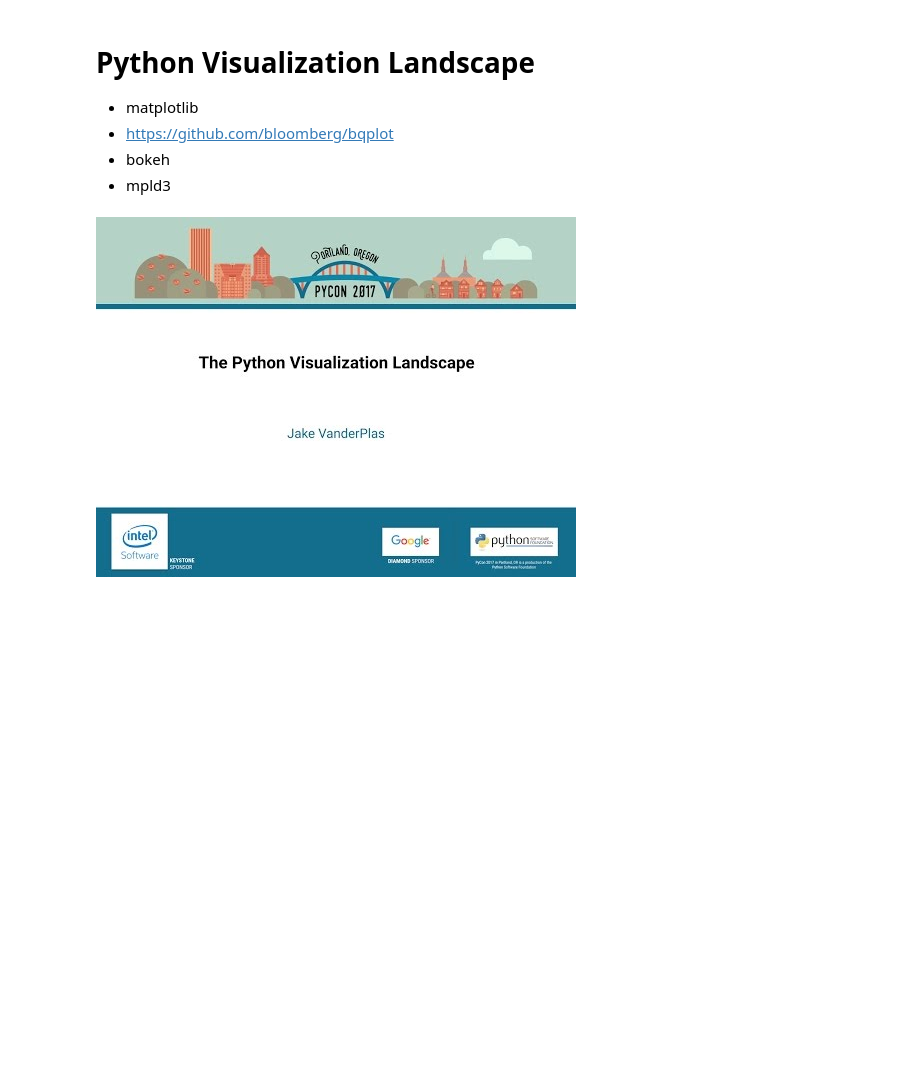
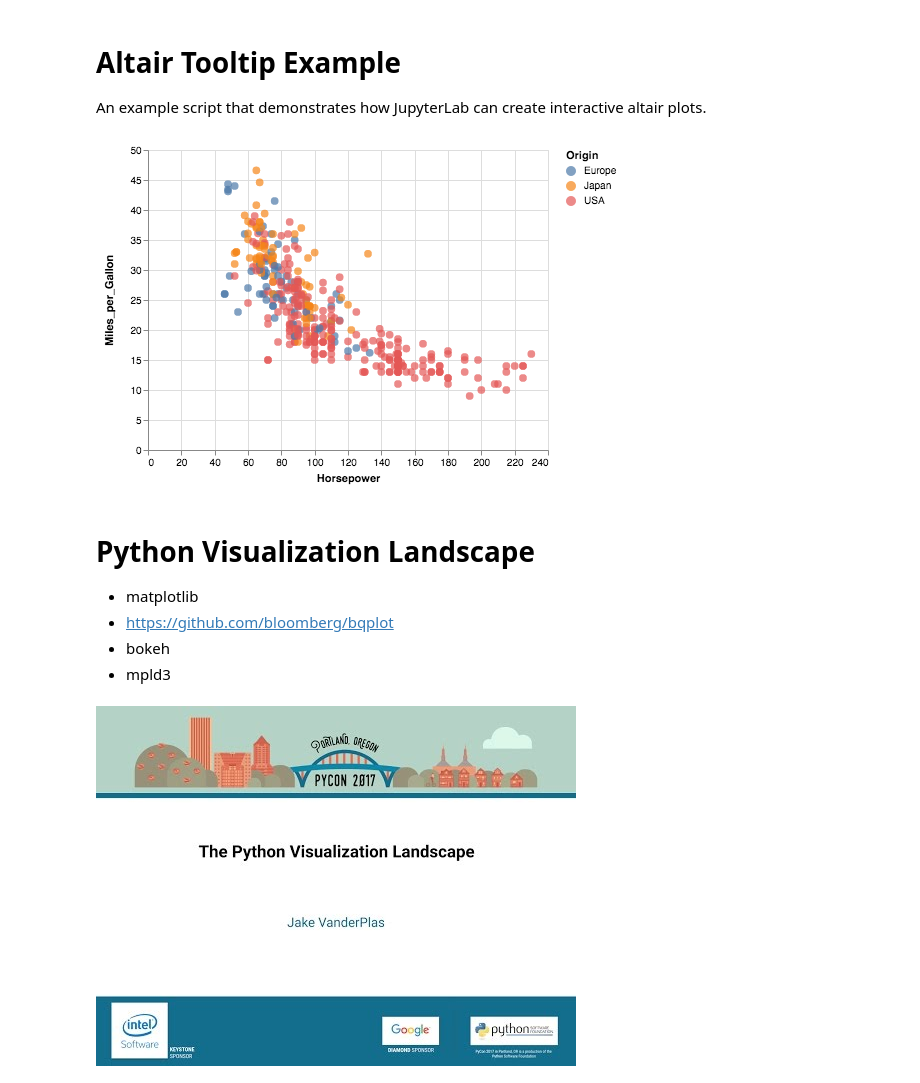
Before and after one commit to jbwhit/jupyter-tips-and-tricks, a Jupyter notebook: notebooks/06-Advanced-Visualization.ipynb, the cells around one changed output. Saved outputs shown, nothing was run; the diff lists cells and outputs as text; code cells hidden in the pictures; blank space fills up the shorter version.

```diff
--- a/notebooks/06-Advanced-Visualization.ipynb
+++ b/notebooks/06-Advanced-Visualization.ipynb
@@ -26,4 +2,0 @@ from mpld3 import plugins, utils
-# %%
-data = load_iris()
-X = data.data
-y = data.target
@@ -55,0 +5,4 @@ TypeError: Object of type 'ndarray' is not JSON serializable
+# %% [markdown]
+# Altair Tooltip Example
+
+An example script that demonstrates how JupyterLab can create interactive altair plots.
@@ -56,3 +14,17 @@ TypeError: Object of type 'ndarray' is not JSON serializable
+# %%
+cars = data.cars()
+LITERS_PER_GALLON = 3.78541
+# %%
+cars['Miles_per_Liter'] = cars['Miles_per_Gallon'] * LITERS_PER_GALLON
+# %%
+alt.Chart(cars).mark_circle(size=60).encode(
+    x='Horsepower',
+    y='Miles_per_Gallon',
+    color='Origin',
+    tooltip=['Name', 'Origin', 'Horsepower', 'Miles_per_Gallon']
+).interactive()
+# %% [output]
+[figure, added]
 # %% [markdown]
 # Python Visualization Landscape
 
```
Also changed, not shown: parts of 16 cells of this notebook, 10 other files.
